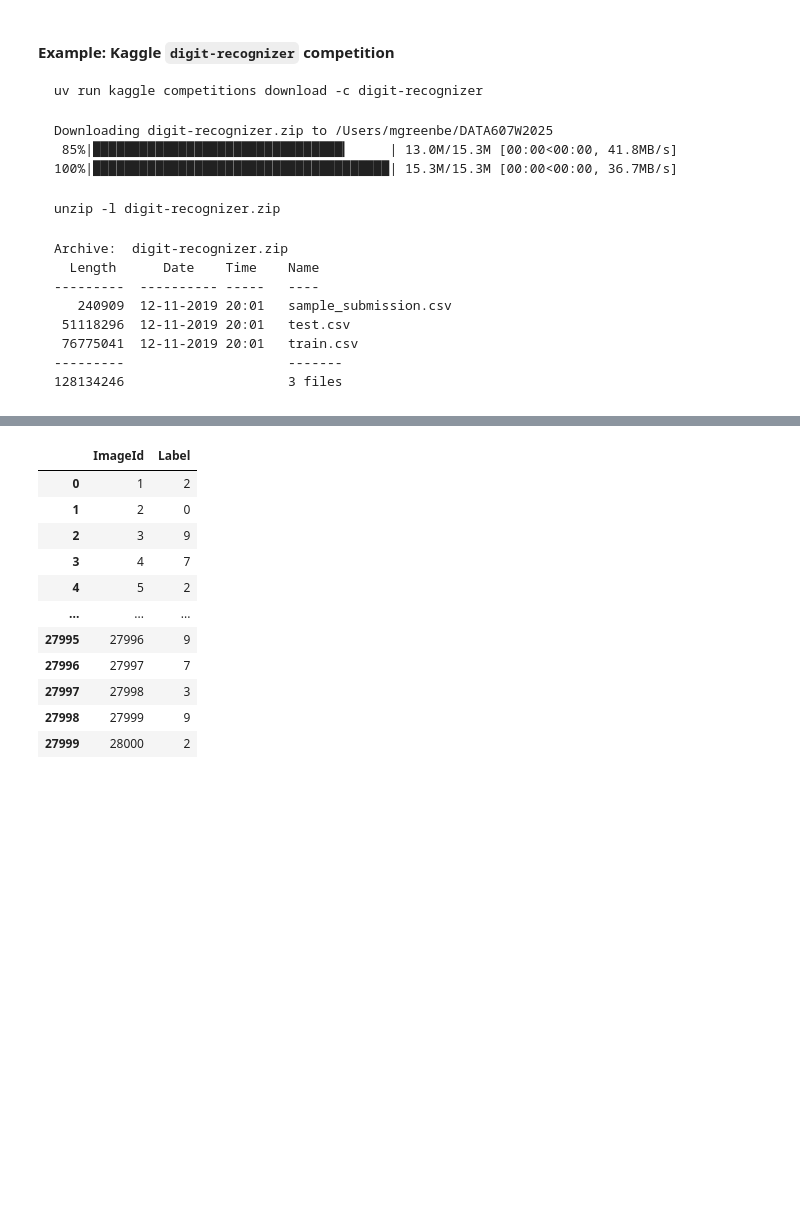
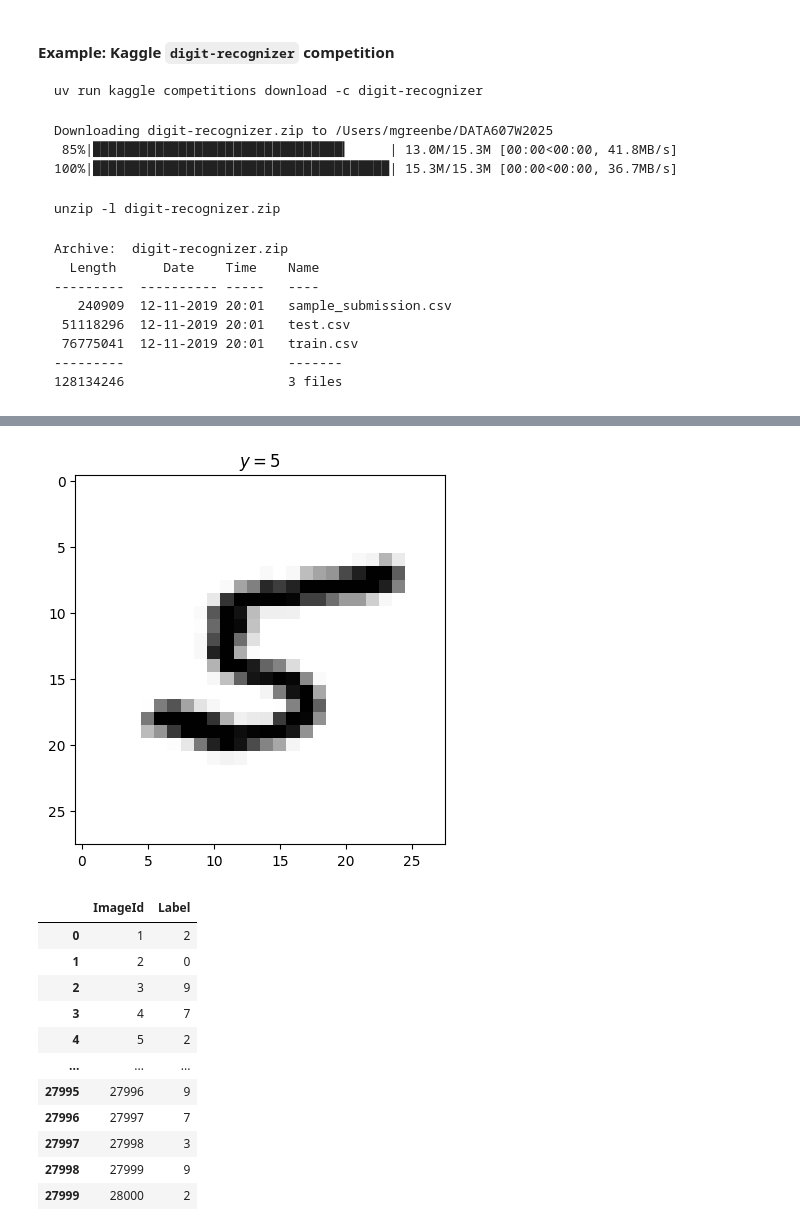
Before and after one commit to mgreenbe/DATA607S2025, a Jupyter notebook: lecture03.ipynb, the cells around one changed output, grey strips where cells are left out. Cells and saved outputs as stored; diff of their text form; code cells hidden in the pictures; blank space fills up the shorter version.

```diff
--- a/lecture03.ipynb
+++ b/lecture03.ipynb
@@ -167,4 +195,10 @@ X_train
 42000 rows × 784 columns
+# %%
+plt.imshow(np.array(X_train.loc[12345]).reshape((28, 28)), cmap="Greys")
+plt.title(f"$y = {y_train.loc[12345]}$")
+plt.show()
+# %% [output]
+[figure, added]
 # %%
 from sklearn.linear_model import LogisticRegression
 
```
Also changed, not shown: parts of 12 cells of this notebook.
